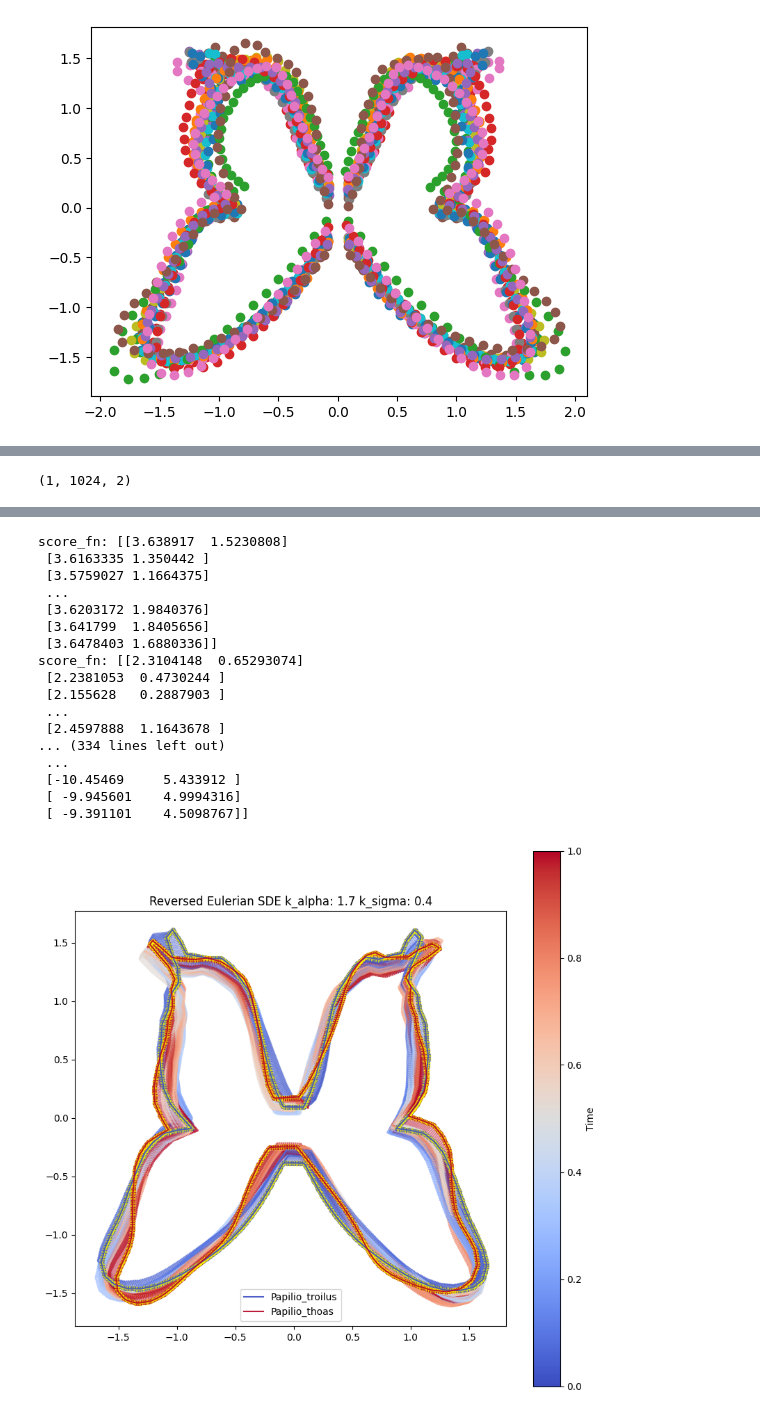
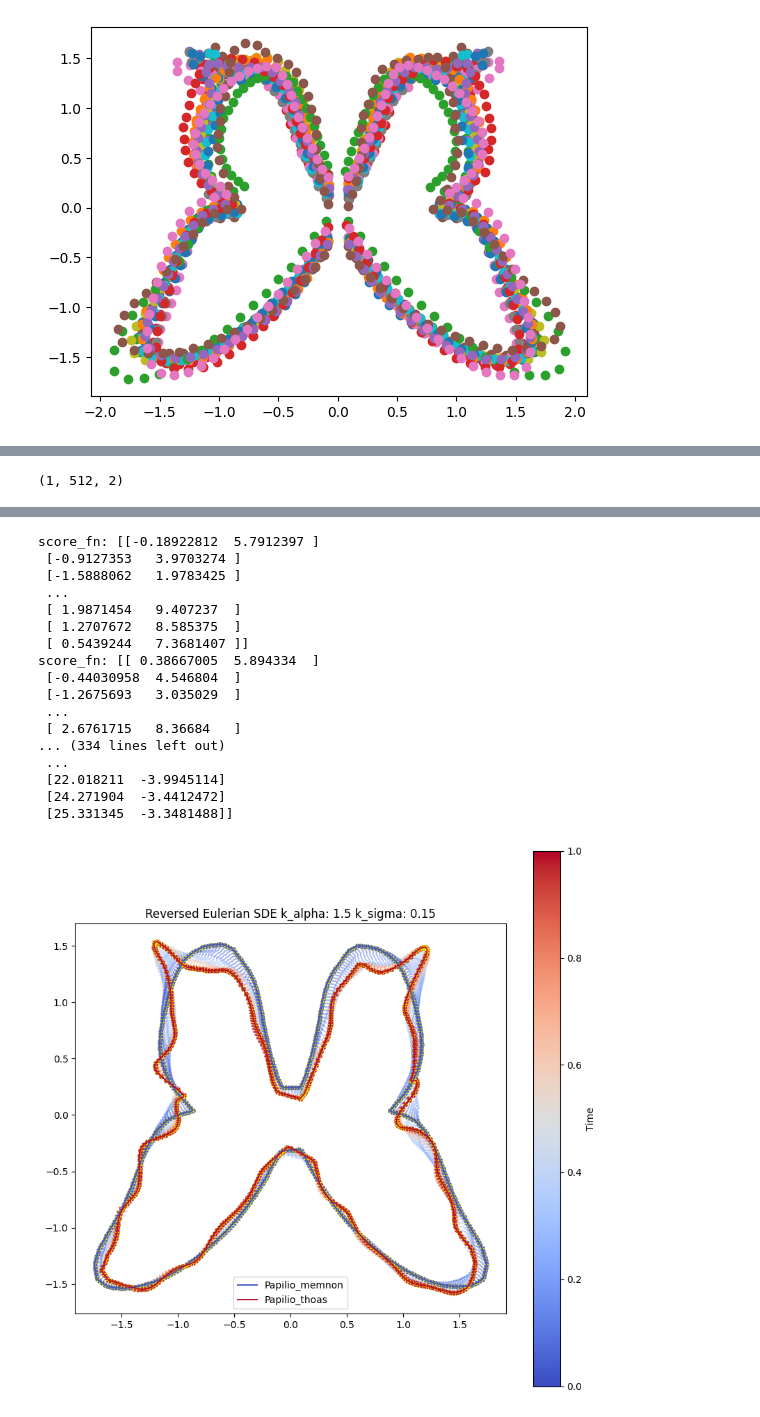
Before and after one commit to MateosCz/DSM_learning_notebook, a Jupyter notebook: neuralOpButterfly.ipynb, the cells around one changed output, grey strips where cells are left out. Drawn from its saved outputs; the diff is of its cells as text; code cells hidden in the pictures.

```diff
--- a/neuralOpButterfly.ipynb
+++ b/neuralOpButterfly.ipynb
@@ -104,8 +104,8 @@ test_data = butterfly_data_generator.generate_data(num_landmarks = 118, batch_si
 print(test_data.shape)
 butterfly_data_generator.visualize_samples(test_data)
 #eulerian sde
-sigma = 1.7
-kappa = 0.4
+sigma = 1.5
+kappa = 0.15
 sde_butterfly = SDE.Kunita_Eulerian_SDE(sigma=sigma, kappa=kappa, grid_dim=2, grid_num=32, grid_range=[-2.5, 2], x0=test_data[0])
 # sde_butterfly = SDE.Kunita_Lagrange_SDE(sigma=4.0, kappa=0.5, x0=test_data[0])
 solver_butterfly = SDESolver.EulerMaruyama.from_sde(sde_butterfly, 0.02, 1, 2)
@@ -114,7 +114,7 @@ plot_trajectory_2d(xs_butterfly, "Eulerian SDE", simplified=False)
 plt.show()
 print(xs_butterfly.shape)
 
-model = neural_operator.CTUNO1D(out_co_dim=2, lifting_dim=32, co_dims_fmults=(1, 2, 4, 8), n_modes_per_layer=(32, 16, 12, 8), norm="instance", act="gelu")
+model = neural_operator.CTUNO1D(out_co_dim=2, lifting_dim=32, co_dims_fmults=(1, 2, 4, 8), n_modes_per_layer=(48, 32, 16, 8), norm="instance", act="gelu")
 
 trainer = Trainer.NeuralOpTrainer(seed=get_random_int(), landmark_num=118)
 
@@ -135,10 +135,10 @@ import src.SDE
 from src.data.ButterflyData import ButterflyDataGenerator
 score_fn_butterfly = lambda x, t, x0: train_state_butterfly.apply_fn(train_state_butterfly.params, x, t)
 X_0_data_generator = ButterflyDataGenerator(butterfly_data[10], seed=get_random_int())
-X_0_data = X_0_data_generator.generate_data(1024, batch_size=1)
+X_0_data = X_0_data_generator.generate_data(512, batch_size=1)
 sde_butterfly = SDE.Kunita_Eulerian_SDE(sigma=sigma, kappa=kappa, grid_dim=2, grid_num=32, grid_range=[-2.5, 2], x0=X_0_data[0])
-X_T_data_generator = ButterflyDataGenerator(butterfly_data[5], seed=get_random_int())
-X_T_data = X_T_data_generator.generate_data(1024, batch_size=1)
+X_T_data_generator = ButterflyDataGenerator(butterfly_data[8], seed=get_random_int())
+X_T_data = X_T_data_generator.generate_data(512, batch_size=1)
 print(X_T_data.shape)
 X_T_data_generator.visualize_samples(X_T_data)
 
@@ -146,8 +146,8 @@ reversed_sde_butterfly = SDE.Time_Reversed_SDE(sde_butterfly, score_fn_butterfly
 reversed_solver_butterfly = SDESolver.EulerMaruyama.from_sde(reversed_sde_butterfly, 0.02, 1, 2, condition_x=X_0_data[0])
 xs_butterfly, _ = reversed_solver_butterfly.solve(X_T_data[0], jrandom.PRNGKey(get_random_int()))
 name_x0 = leaf_butterfly_landmarks.iloc[10, 0]
-name_xT = leaf_butterfly_landmarks.iloc[5, 0]
+name_xT = leaf_butterfly_landmarks.iloc[8, 0]
 
 plot_trajectory_2d(xs_butterfly, "Reversed Eulerian SDE "+ "k_alpha: " + str(sigma) + " k_sigma: " + str(kappa), trajectory_alpha=0.5, start_shape_name=name_xT, end_shape_name=name_x0, simplified=False)
 # %% [output]
-(1, 1024, 2)
+(1, 512, 2)
@@ -155,20 +155,20 @@ plot_trajectory_2d(xs_butterfly, "Reversed Eulerian SDE "+ "k_alpha: " + str(sig
-score_fn: [[3.638917  1.5230808]
- [3.6163335 1.350442 ]
- [3.5759027 1.1664375]
+score_fn: [[-0.18922812  5.7912397 ]
+ [-0.9127353   3.9703274 ]
+ [-1.5888062   1.9783425 ]
  ...
- [3.6203172 1.9840376]
- [3.641799  1.8405656]
- [3.6478403 1.6880336]]
-score_fn: [[2.3104148  0.65293074]
- [2.2381053  0.4730244 ]
- [2.155628   0.2887903 ]
+ [ 1.9871454   9.407237  ]
+ [ 1.2707672   8.585375  ]
+ [ 0.5439244   7.3681407 ]]
+score_fn: [[ 0.38667005  5.894334  ]
+ [-0.44030958  4.546804  ]
+ [-1.2675693   3.035029  ]
  ...
- [2.4597888  1.1643678 ]
+ [ 2.6761715   8.36684   ]
 ... (334 lines left out)
  ...
- [-10.45469     5.433912 ]
- [ -9.945601    4.9994316]
- [ -9.391101    4.5098767]]
+ [22.018211  -3.9945114]
+ [24.271904  -3.4412472]
+ [25.331345  -3.3481488]]
-[figure, old version]
+[figure, new version]
 # %%
 name_x0 = leaf_butterfly_landmarks.iloc[10, 0]
```
Also changed, not shown: parts of 4 cells of this notebook, 6 other files.
